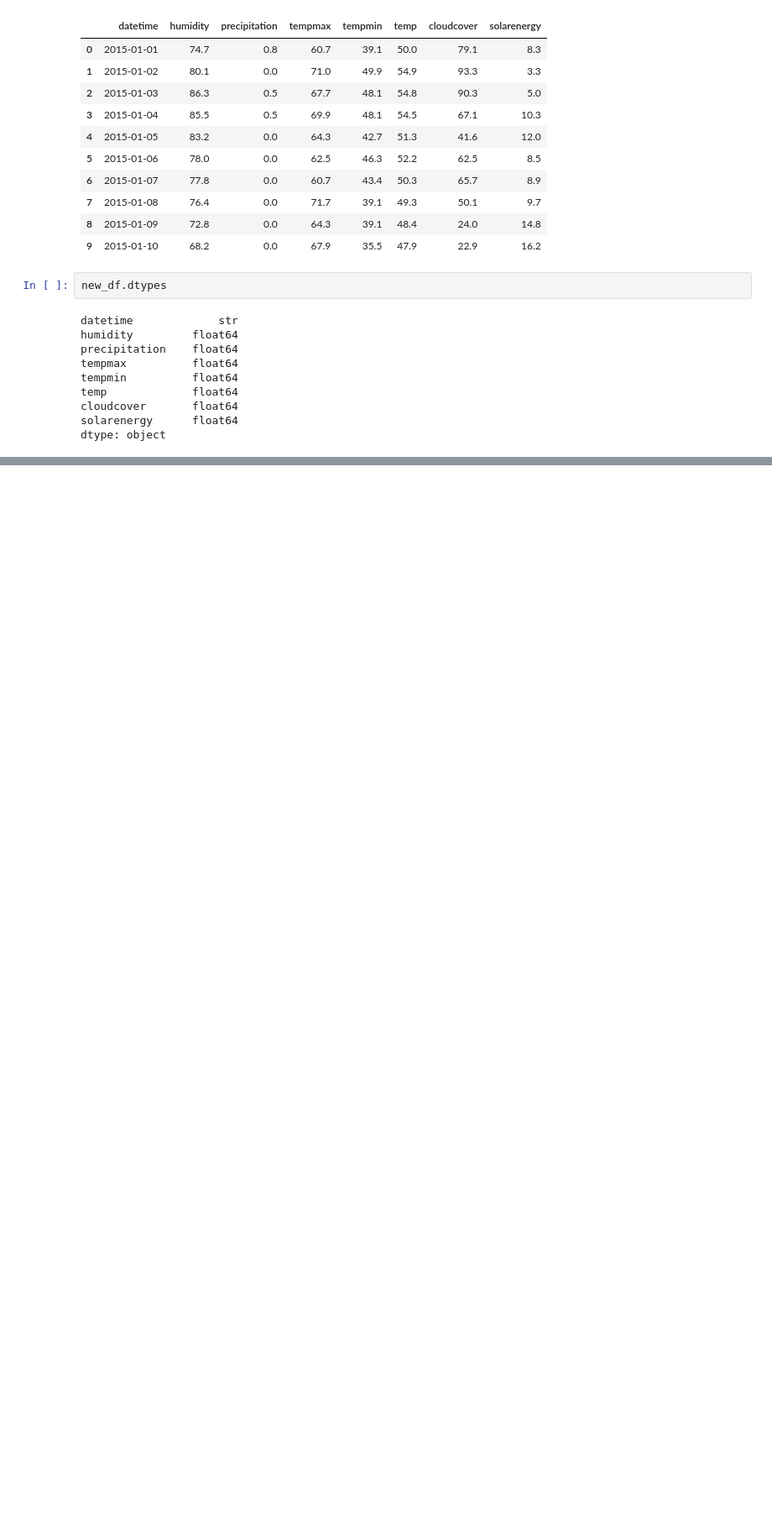
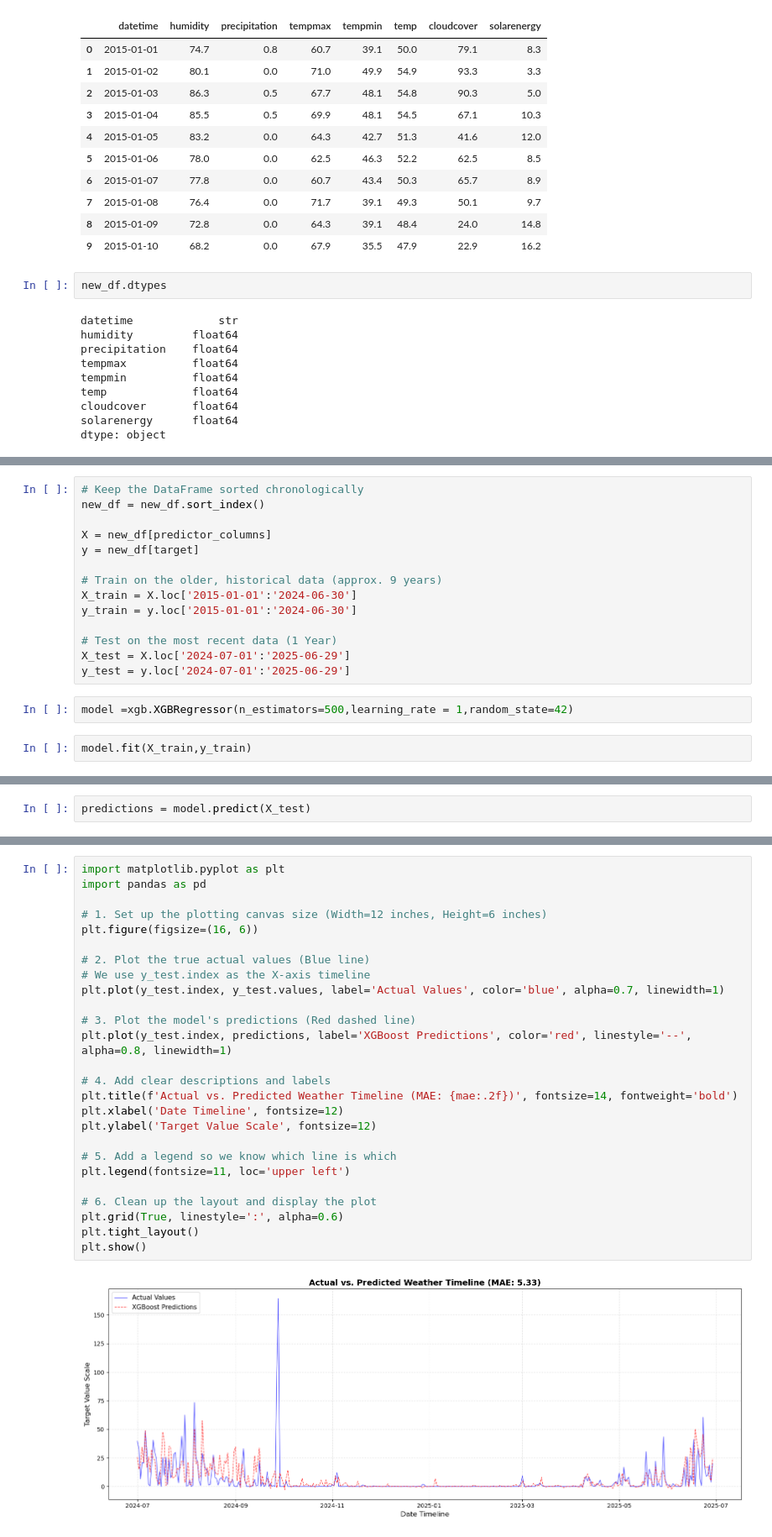
Before and after one commit to Data200-May2026/data200-team-moringa, a Jupyter notebook: Data200/Project.ipynb, the cells around one changed output, grey strips where cells are left out. Shown at 84% size. Cells and saved outputs as stored; diff of their text form; blank space fills up the shorter version.

```diff
--- a/Data200/Project.ipynb
+++ b/Data200/Project.ipynb
@@ -153,0 +264,18 @@ dtype: int64
+# %%
+# Keep the DataFrame sorted chronologically
+new_df = new_df.sort_index()
+
+X = new_df[predictor_columns]
+y = new_df[target]
+
+# Train on the older, historical data (approx. 9 years)
+X_train = X.loc['2015-01-01':'2024-06-30']
+y_train = y.loc['2015-01-01':'2024-06-30']
+
+# Test on the most recent data (1 Year)
+X_test = X.loc['2024-07-01':'2025-06-29']
+y_test = y.loc['2024-07-01':'2025-06-29']
+# %%
+model =xgb.XGBRegressor(n_estimators=500,learning_rate = 1,random_state=42)
+# %%
+model.fit(X_train,y_train)
@@ -153,0 +294,2 @@ dtype: int64
+# %%
+predictions = model.predict(X_test)
@@ -153,0 +309,28 @@ dtype: int64
+# %%
+import matplotlib.pyplot as plt
+import pandas as pd
+
+# 1. Set up the plotting canvas size (Width=12 inches, Height=6 inches)
+plt.figure(figsize=(16, 6))
+
+# 2. Plot the true actual values (Blue line)
+# We use y_test.index as the X-axis timeline
+plt.plot(y_test.index, y_test.values, label='Actual Values', color='blue', alpha=0.7, linewidth=1)
+
+# 3. Plot the model's predictions (Red dashed line)
+plt.plot(y_test.index, predictions, label='XGBoost Predictions', color='red', linestyle='--', alpha=0.8, linewidth=1)
+
+# 4. Add clear descriptions and labels
+plt.title(f'Actual vs. Predicted Weather Timeline (MAE: {mae:.2f})', fontsize=14, fontweight='bold')
+plt.xlabel('Date Timeline', fontsize=12)
+plt.ylabel('Target Value Scale', fontsize=12)
+
+# 5. Add a legend so we know which line is which
+plt.legend(fontsize=11, loc='upper left')
+
+# 6. Clean up the layout and display the plot
+plt.grid(True, linestyle=':', alpha=0.6)
+plt.tight_layout()
+plt.show()
+# %% [output]
+[figure, added]
```
Also changed, not shown: parts of 20 cells of this notebook.
